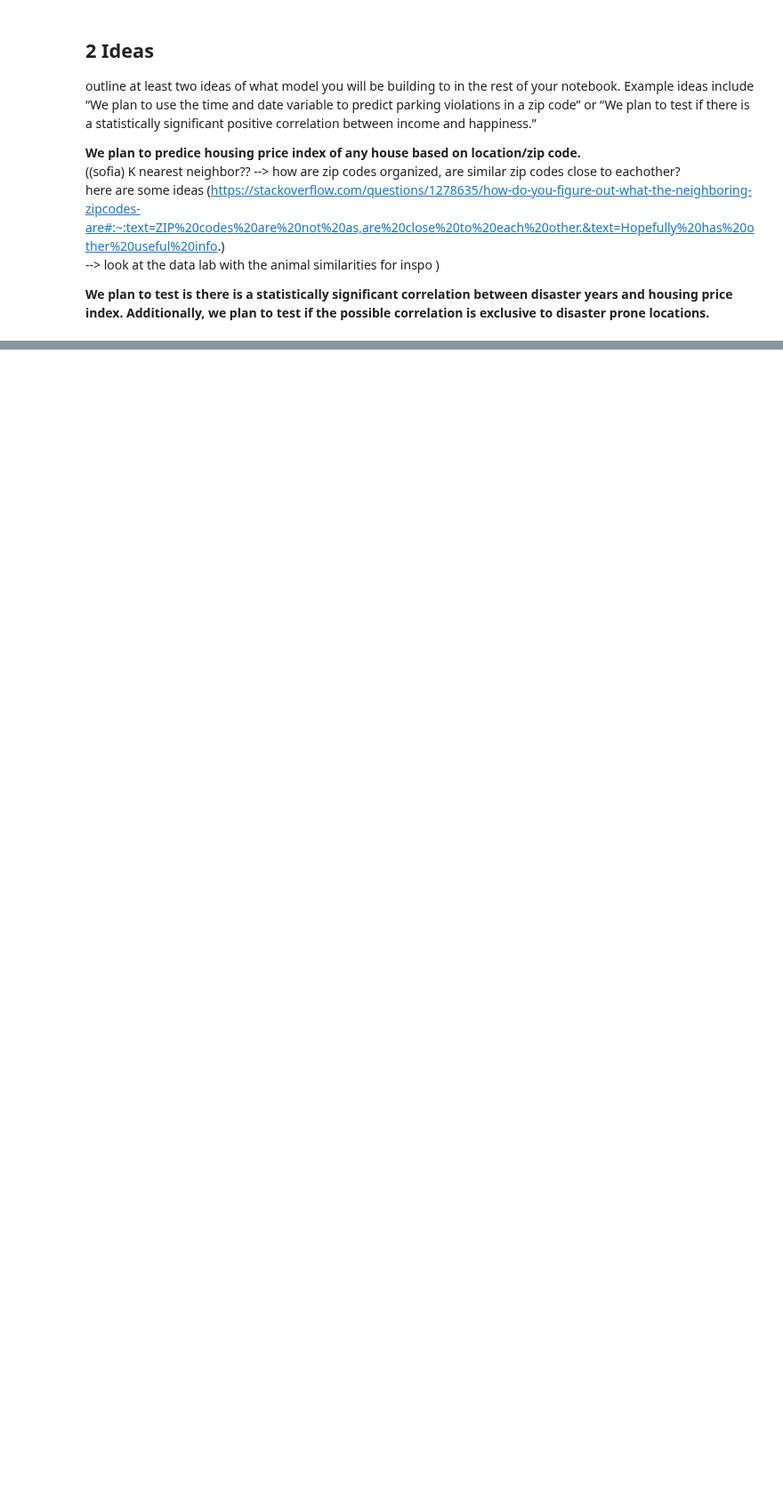
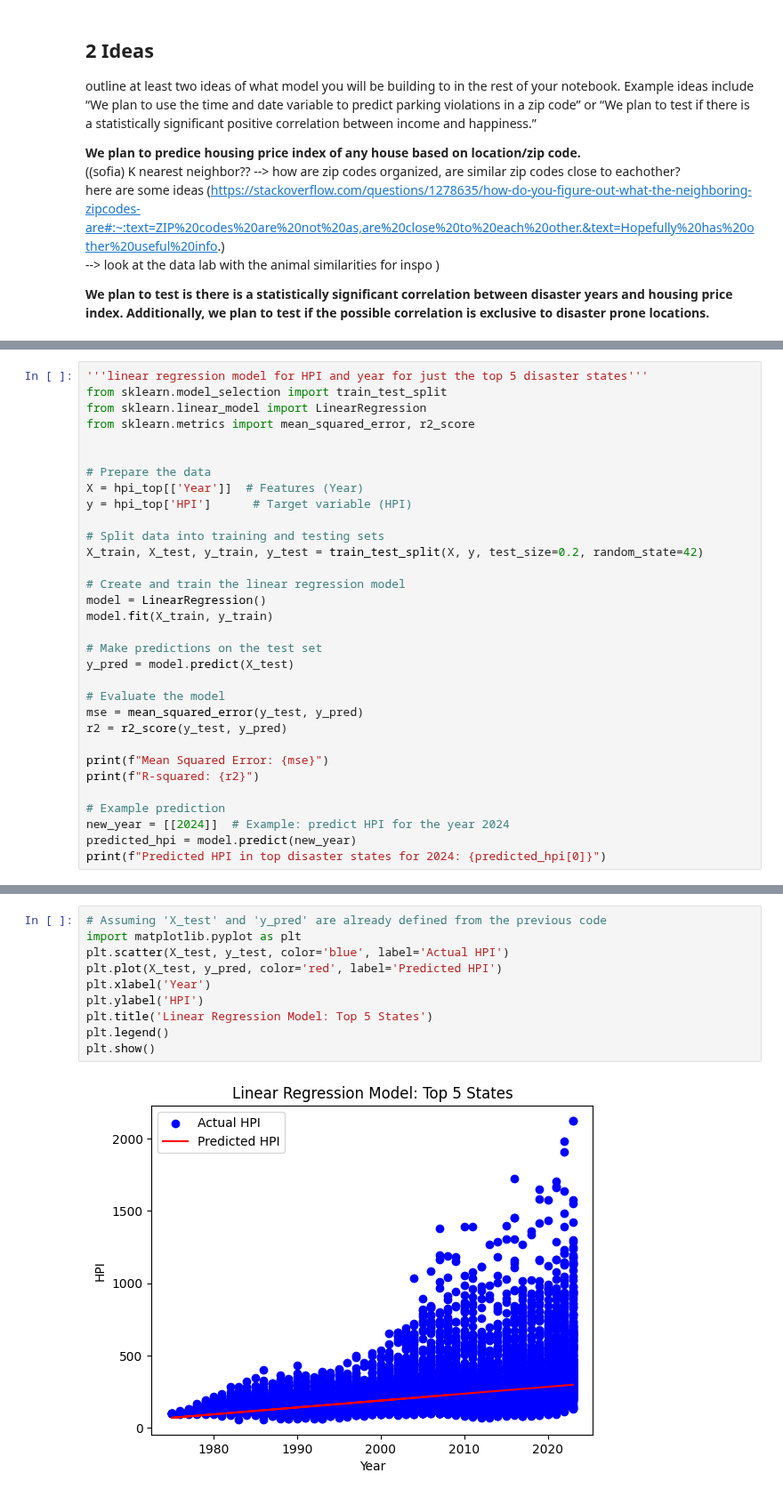
Before and after one commit to sofiadellarosa/FinalProjectDS, a Jupyter notebook: DSproject.ipynb, the cells around one changed output, grey strips where cells are left out. Shown at 89% size. Drawn from its saved outputs; the diff is of its cells as text; blank space fills up the shorter version.

Commit message:
Added linear regression model

```diff
--- a/DSproject.ipynb
+++ b/DSproject.ipynb
@@ -799,0 +804,32 @@ The difference (24 points) is not extreme but is consistent with the idea that y
+# %%
+'''linear regression model for HPI and year for just the top 5 disaster states'''
+from sklearn.model_selection import train_test_split
+from sklearn.linear_model import LinearRegression
+from sklearn.metrics import mean_squared_error, r2_score
+
+
+# Prepare the data
+X = hpi_top[['Year']]  # Features (Year)
+y = hpi_top['HPI']      # Target variable (HPI)
+
+# Split data into training and testing sets
+X_train, X_test, y_train, y_test = train_test_split(X, y, test_size=0.2, random_state=42)
+
+# Create and train the linear regression model
+model = LinearRegression()
+model.fit(X_train, y_train)
+
+# Make predictions on the test set
+y_pred = model.predict(X_test)
+
+# Evaluate the model
+mse = mean_squared_error(y_test, y_pred)
+r2 = r2_score(y_test, y_pred)
+
+print(f"Mean Squared Error: {mse}")
+print(f"R-squared: {r2}")
+
+# Example prediction
+new_year = [[2024]]  # Example: predict HPI for the year 2024
+predicted_hpi = model.predict(new_year)
+print(f"Predicted HPI in top disaster states for 2024: {predicted_hpi[0]}")
@@ -799,0 +874,12 @@ The difference (24 points) is not extreme but is consistent with the idea that y
+# %%
+# Assuming 'X_test' and 'y_pred' are already defined from the previous code
+import matplotlib.pyplot as plt
+plt.scatter(X_test, y_test, color='blue', label='Actual HPI')
+plt.plot(X_test, y_pred, color='red', label='Predicted HPI')
+plt.xlabel('Year')
+plt.ylabel('HPI')
+plt.title('Linear Regression Model: Top 5 States')
+plt.legend()
+plt.show()
+# %% [output]
+[figure, added]
```
Also changed, not shown: parts of 6 cells of this notebook.
